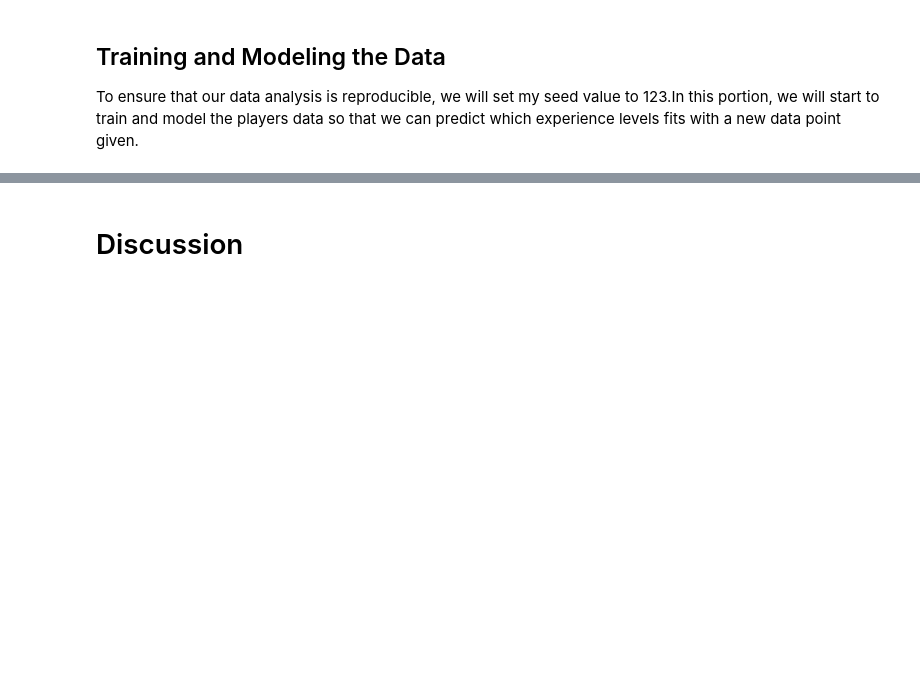
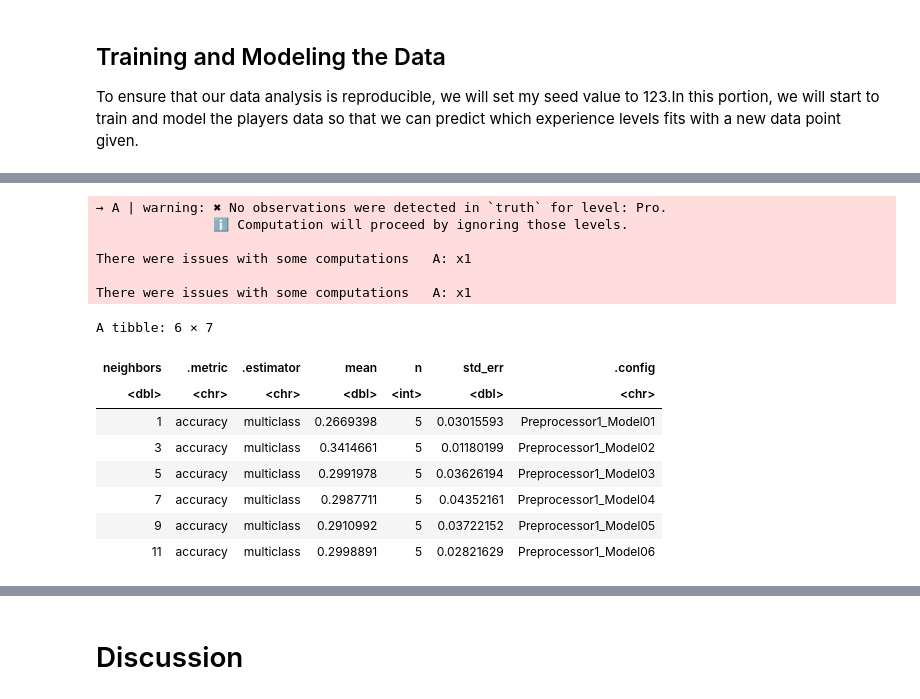
Before and after one commit to Imwae/DSCI-100-005-37, a Jupyter notebook: Final Project.ipynb, the cells around one changed output, grey strips where cells are left out. Saved outputs shown, nothing was run; the diff lists cells and outputs as text; code cells hidden in the pictures; blank space fills up the shorter version.

Commit message:
reorganized the prediction and model

```diff
--- a/Final Project.ipynb
+++ b/Final Project.ipynb
@@ -318,0 +208,6 @@ Prediction Amateur Beginner Pro Regular Veteran
+# %%
+# Creating the specification with tune() as neighbors to find the best k value.
+players_spec <- nearest_neighbor(weight_func = "rectangular", neighbors = tune()) |>
+    set_engine("kknn") |>
+    set_mode("classification")
+players_spec
@@ -318,0 +222,34 @@ Prediction Amateur Beginner Pro Regular Veteran
+# %%
+# Set up a grid for the tuning process, use k values from (1, 3, 5, ... 20)
+k_vals <- tibble(neighbors = seq(1, 20, by = 2))  # You can adjust the range as needed
+
+# perform 5 cross-validations, and create a workflow
+players_vfold <- vfold_cv(player_training, v = 5, strata = experience)
+
+knn_results <- workflow() |>
+  add_recipe(players_recipe) |>
+  add_model(players_spec) |>
+  tune_grid(resamples = players_vfold, grid = k_vals) |>
+  collect_metrics()
+# %% [output]
+→ A | warning: ✖ No observations were detected in `truth` for level: Pro.
+               ℹ Computation will proceed by ignoring those levels.
+
+There were issues with some computations   A: x1
+
+There were issues with some computations   A: x1
+# %%
+# Filter the results metrics by accuracy
+accuracies <- knn_results |>
+  filter(.metric == "accuracy")
+head(accuracies)
+# %% [output]
+A tibble: 6 × 7
+| neighbors | .metric | .estimator | mean | n | std_err | .config |
+| <dbl> | <chr> | <chr> | <dbl> | <int> | <dbl> | <chr> |
+| 1 | accuracy | multiclass | 0.2669398 | 5 | 0.03015593 | Preprocessor1_Model01 |
+| 3 | accuracy | multiclass | 0.3414661 | 5 | 0.01180199 | Preprocessor1_Model02 |
+| 5 | accuracy | multiclass | 0.2991978 | 5 | 0.03626194 | Preprocessor1_Model03 |
+| 7 | accuracy | multiclass | 0.2987711 | 5 | 0.04352161 | Preprocessor1_Model04 |
+| 9 | accuracy | multiclass | 0.2910992 | 5 | 0.03722152 | Preprocessor1_Model05 |
+| 11 | accuracy | multiclass | 0.2998891 | 5 | 0.02821629 | Preprocessor1_Model06 |
```
Also changed, not shown: parts of 22 cells of this notebook.
